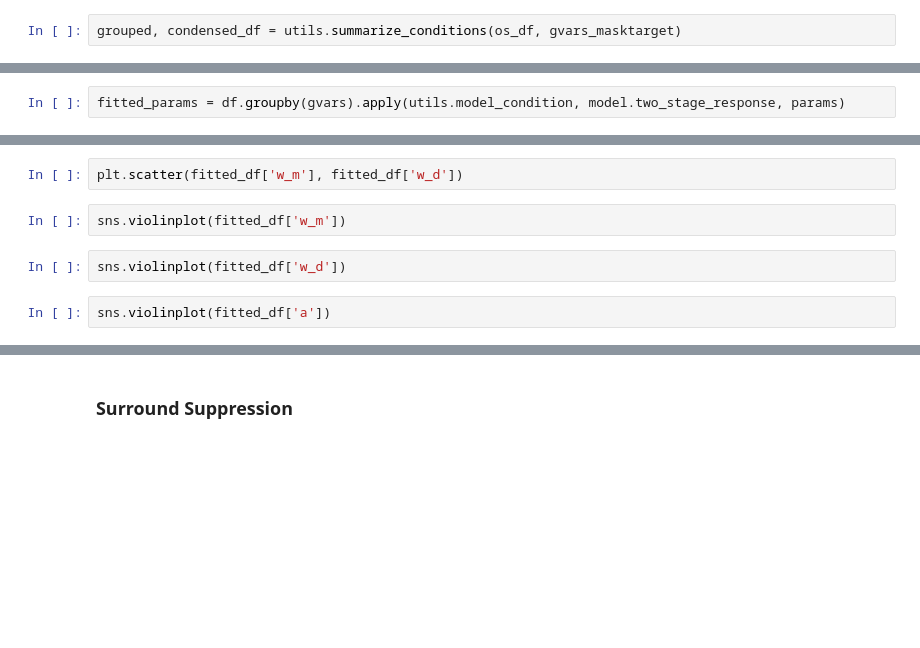
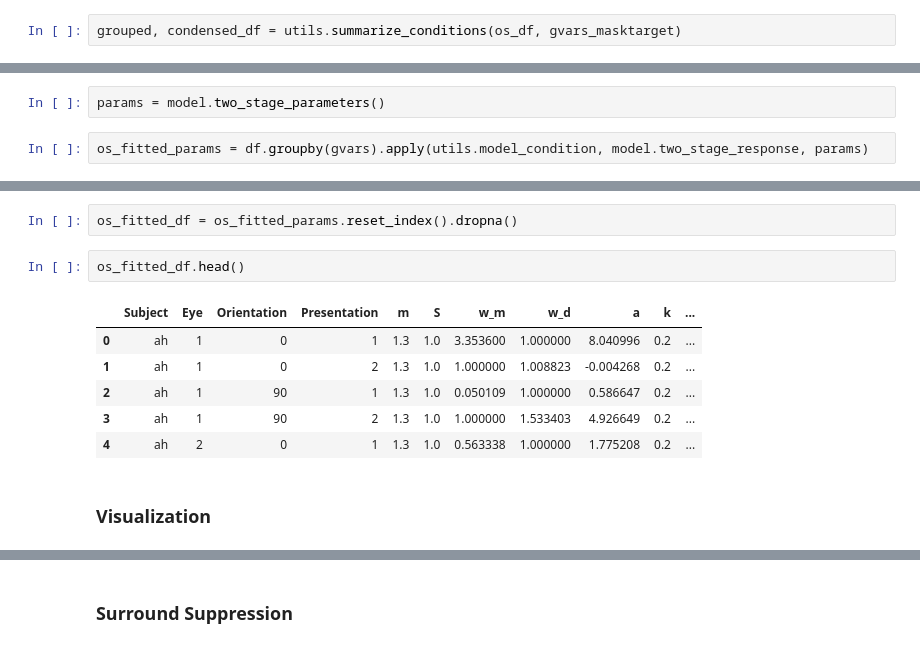
Before and after one commit to smerdis/mukerji-ay250, a Jupyter notebook: final_project/Fitting Two-Stage Model to Individual trial data.ipynb, the cells around one changed output, grey strips where cells are left out. Cells and saved outputs as stored; diff of their text form; blank space fills up the shorter version.

```diff
--- a/final_project/Fitting Two-Stage Model to Individual trial data.ipynb
+++ b/final_project/Fitting Two-Stage Model to Individual trial data.ipynb
@@ -60,2 +58,4 @@ params.add('Z', value=.0085, vary=False)
+# %%
+params = model.two_stage_parameters()
 # %%
-fitted_params = df.groupby(gvars).apply(utils.model_condition, model.two_stage_response, params)
+os_fitted_params = df.groupby(gvars).apply(utils.model_condition, model.two_stage_response, params)
@@ -66,8 +80,13 @@ fitted_df
-# %%
-plt.scatter(fitted_df['w_m'], fitted_df['w_d'])
-# %%
-sns.violinplot(fitted_df['w_m'])
-# %%
-sns.violinplot(fitted_df['w_d'])
-# %%
-sns.violinplot(fitted_df['a'])
+# %%
+os_fitted_df = os_fitted_params.reset_index().dropna()
+# %%
+os_fitted_df.head()
+# %% [output]
+|  | Subject | Eye | Orientation | Presentation | m | S | w_m | w_d | a | k | ... |
+| 0 | ah | 1 | 0 | 1 | 1.3 | 1.0 | 3.353600 | 1.000000 | 8.040996 | 0.2 | ... |
+| 1 | ah | 1 | 0 | 2 | 1.3 | 1.0 | 1.000000 | 1.008823 | -0.004268 | 0.2 | ... |
+| 2 | ah | 1 | 90 | 1 | 1.3 | 1.0 | 0.050109 | 1.000000 | 0.586647 | 0.2 | ... |
+| 3 | ah | 1 | 90 | 2 | 1.3 | 1.0 | 1.000000 | 1.533403 | 4.926649 | 0.2 | ... |
+| 4 | ah | 2 | 0 | 1 | 1.3 | 1.0 | 0.563338 | 1.000000 | 1.775208 | 0.2 | ... |
+# %% [markdown]
+### Visualization
```
Also changed, not shown: parts of 19 cells of this notebook.
